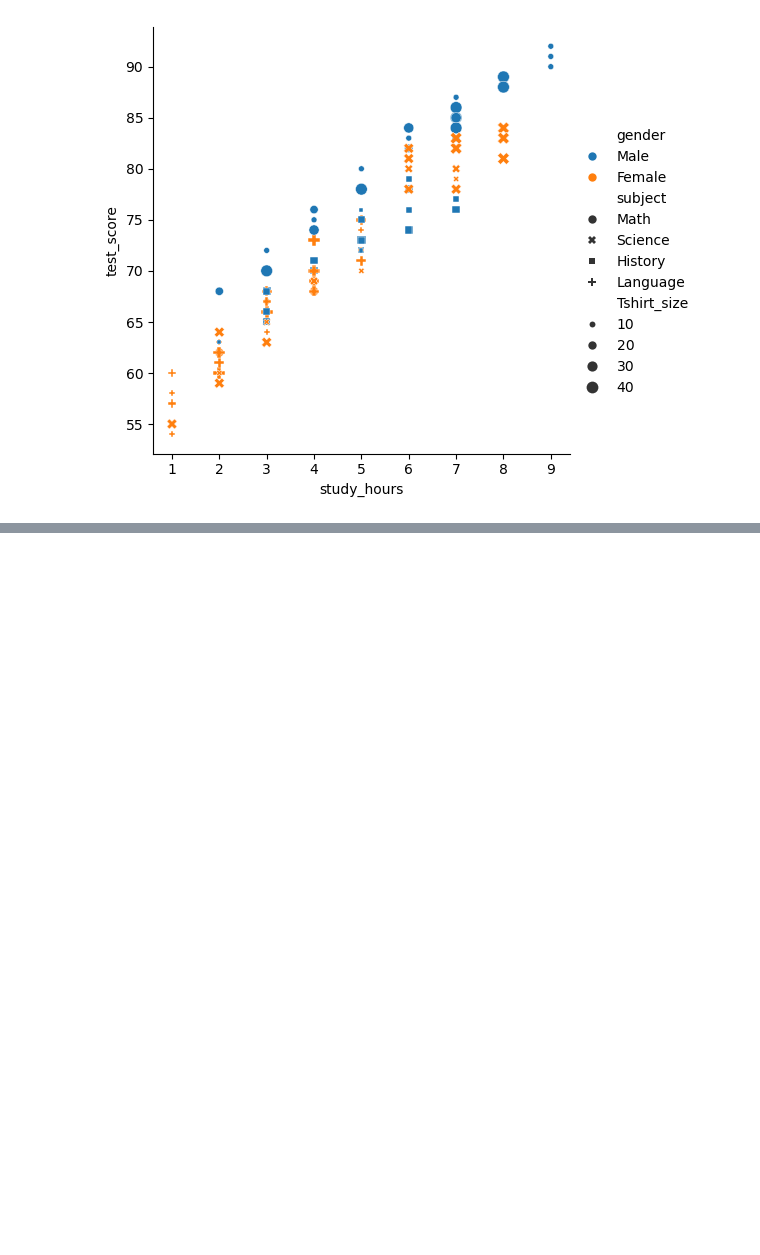
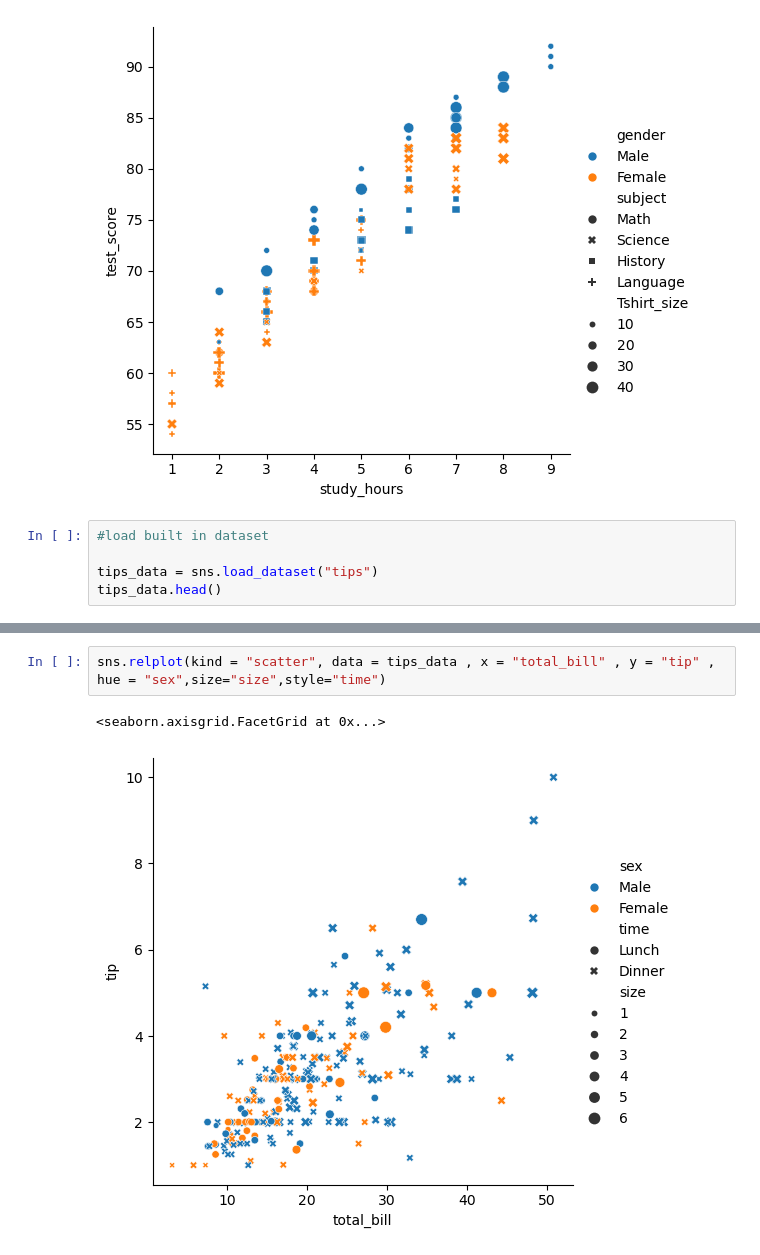
Before and after one commit to nafijur-rahaman/Data-Analysis-With-Python, a Jupyter notebook: Seaborn/seborn.ipynb, the cells around one changed output, grey strips where cells are left out. Cells and saved outputs as stored; diff of their text form; blank space fills up the shorter version.

Commit message:
load built in datasets

```diff
--- a/Seaborn/seborn.ipynb
+++ b/Seaborn/seborn.ipynb
@@ -57,3 +59,8 @@ sns.relplot(kind='scatter', data = student , x = 'study_hours' , y ='test_score'
 # %% [output]
 <seaborn.axisgrid.FacetGrid at 0x...>
 [figure]
+# %%
+#load built in dataset
+
+tips_data = sns.load_dataset("tips")
+tips_data.head()
@@ -59,0 +74,5 @@ sns.relplot(kind='scatter', data = student , x = 'study_hours' , y ='test_score'
+# %%
+sns.relplot(kind = "scatter", data = tips_data , x = "total_bill" , y = "tip" , hue = "sex",size="size",style="time")
+# %% [output]
+<seaborn.axisgrid.FacetGrid at 0x...>
+[figure, added]
```
Also changed, not shown: parts of 3 cells of this notebook.
